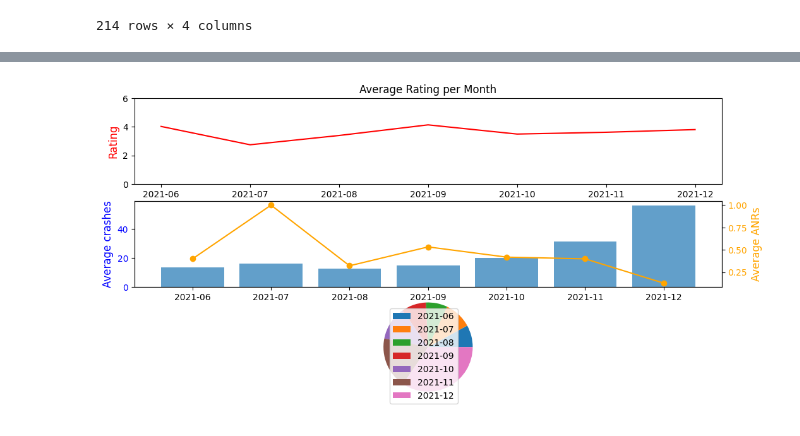
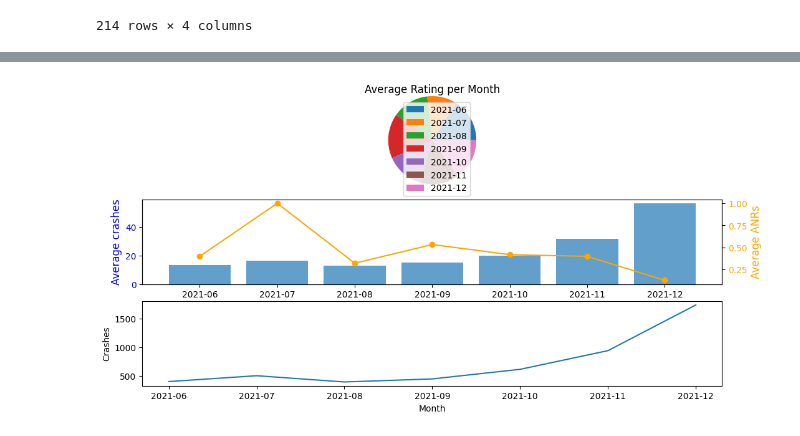
Before and after one commit to poparares6/Visual-Analytics, a Jupyter notebook: Visual Analytics/Visual Analytics.ipynb, the cells around one changed output, grey strips where cells are left out. Saved outputs shown, nothing was run; the diff lists cells and outputs as text; code cells hidden in the pictures.

```diff
--- a/Visual Analytics/Visual Analytics.ipynb
+++ b/Visual Analytics/Visual Analytics.ipynb
@@ -221,43 +207,42 @@ fig, (ax1, ax2, ax3)=plt.subplots(3, 1, figsize=(12, 6))
 
 stats_ratings_country_dfs['Date'] = pd.to_datetime(stats_ratings_country_dfs['Date'])
 stats_ratings_country_dfs['Month'] = stats_ratings_country_dfs['Date'].dt.to_period('M')
 
 group_ratings_by_month = stats_ratings_country_dfs.groupby(['Month']).agg(
     daily_avg_per_country = ('Daily Average Rating', 'mean'),
 ).reset_index()
 group_ratings_by_month['Daily Average Rating per Month'] = group_ratings_by_month['daily_avg_per_country']
-
-ax1.set(ylim=(0.0, 6.0))
-ax1.plot(group_ratings_by_month['Month'].astype(str), group_ratings_by_month['daily_avg_per_country'], color='red')
-ax1.title.set_text('Average Rating per Month')
-ax1.set_ylabel('Rating', color='red', fontsize=12)
-ax1.set_xlabel('Month', color='red', fontsize=12)
-
 stats_crashes_dfs['Date'] = pd.to_datetime(stats_crashes_dfs['Date'])
 stats_crashes_dfs['Month'] = stats_crashes_dfs['Date'].dt.to_period('M')
 stats_crashes_dfs['Daily Crashes'] = stats_crashes_dfs['Daily Crashes'].fillna(0).astype(int)
 stats_crashes_dfs['Daily Crashes'] = stats_crashes_dfs['Daily Crashes'].fillna(0).astype(int)
 group_crashes_by_month = stats_crashes_dfs.groupby(['Month']).agg(
     daily_avg_crashes = ('Daily Crashes', 'mean'),
     nr_crashes_per_month = ('Daily Crashes', 'sum'),
     daily_avg_anr = ('Daily ANRs', 'mean')
 ).reset_index()
 group_crashes_by_month['Daily Average Rating'] = group_ratings_by_month['Daily Average Rating per Month']
 
-ax3.pie(group_crashes_by_month['nr_crashes_per_month'], radius = 1.3)
-ax3.legend(labels = group_crashes_by_month['Month'].astype(str), loc = 'best')
+ax1.pie(group_ratings_by_month['daily_avg_per_country'], radius = 1.3)
+ax1.title.set_text('Average Rating per Month')
+ax1.legend(labels = group_ratings_by_month['Month'].astype(str), loc = 'best')
+
+ax3.plot(group_crashes_by_month['Month'].astype(str), group_crashes_by_month['nr_crashes_per_month'])
+ax3.set_xlabel('Month')
+ax3.set_ylabel('Crashes')
+
 ### stability -> average nr of crashes and anr / month
 ax2.bar(group_crashes_by_month['Month'].astype(str), group_crashes_by_month['daily_avg_crashes'], label='Avg rating / Month', alpha=0.7)
 ax2.set_xlabel('Month', fontsize=12)
 ax2.set_ylabel('Average crashes', color='blue', fontsize=12)
 ax2.tick_params(axis='y', labelcolor='blue')
 
 axf = ax2.twinx()
 axf.plot(group_crashes_by_month['Month'].astype(str), group_crashes_by_month['daily_avg_anr'], color='orange', marker='o')
 axf.set_ylabel('Average ANRs', color='orange', fontsize=12)
 axf.tick_params(axis='y', labelcolor='orange')
 # %% [output]
-[figure, old version]
+[figure, new version]
 # %%
 ### 4. Geographical development
 group_ratings_by_country = stats_ratings_country_dfs.groupby(['Country']).agg(
```
Also changed, not shown: parts of 9 cells of this notebook, 1 other file.
